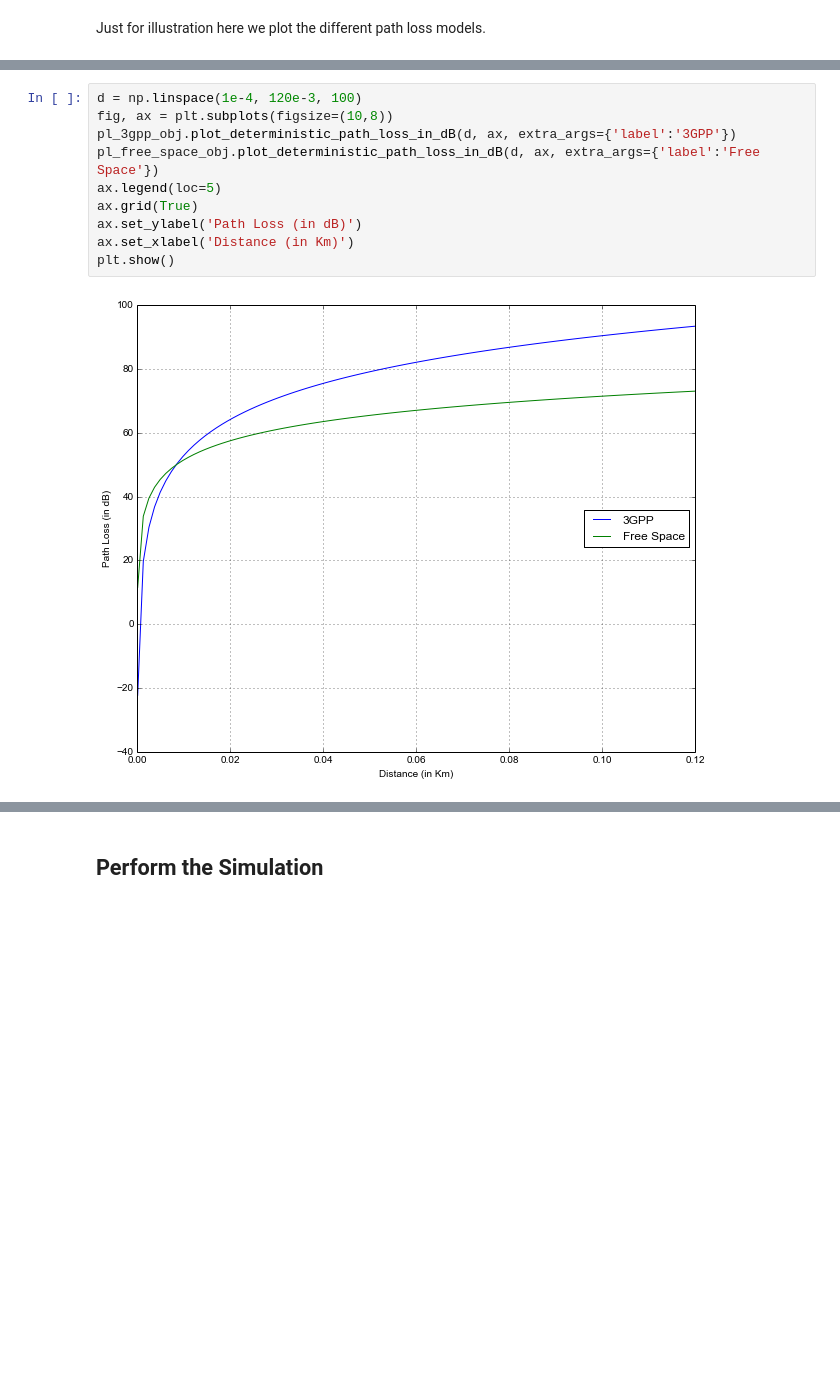
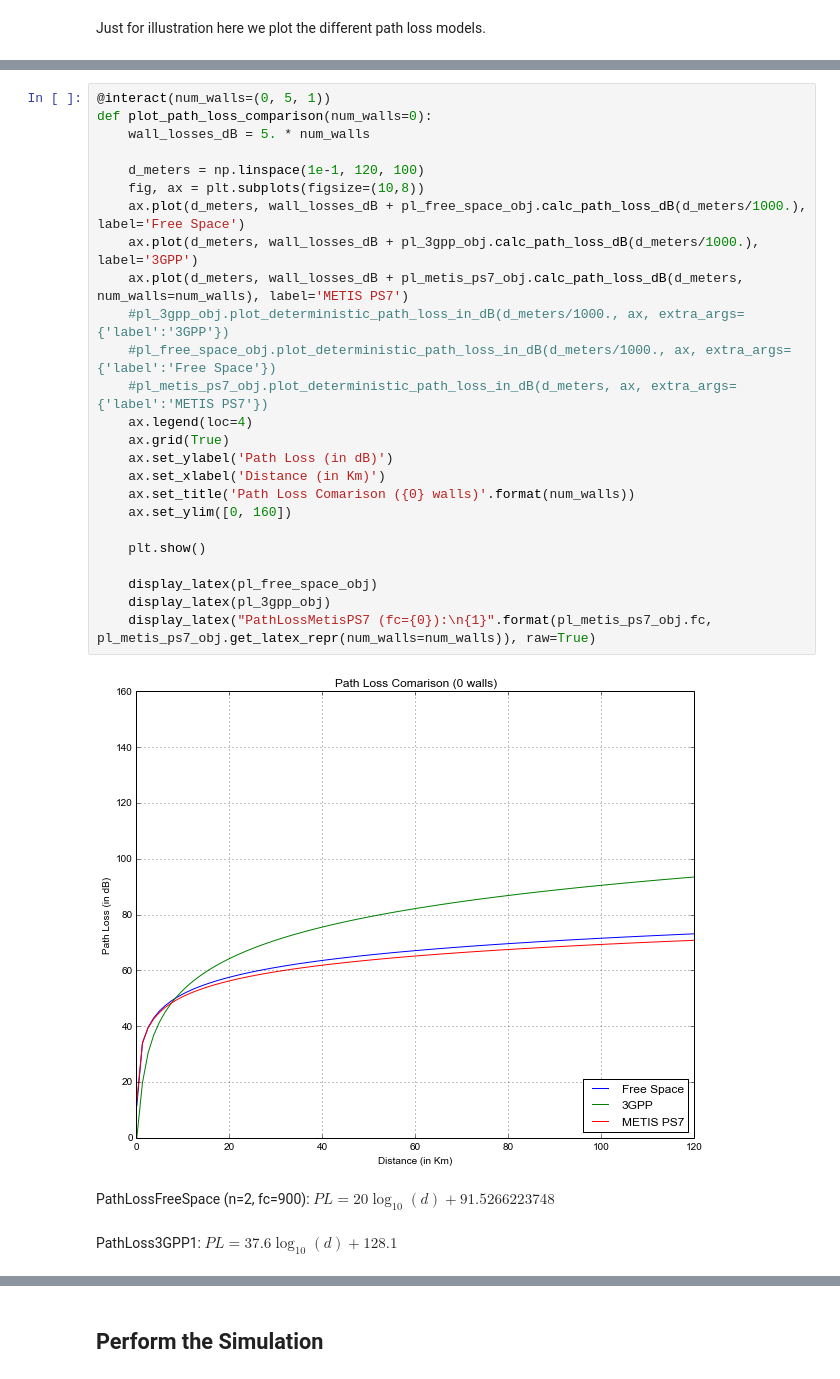
Before and after one commit to darcamo/pyphysim, a Jupyter notebook: ipython_notebooks/METIS Simple Scenario.ipynb, the cells around one changed output, grey strips where cells are left out. Drawn from its saved outputs; the diff is of its cells as text; blank space fills up the shorter version.

Commit message:
Add simulation case with the METIS path loss model

```diff
--- a/ipython_notebooks/METIS Simple Scenario.ipynb
+++ b/ipython_notebooks/METIS Simple Scenario.ipynb
@@ -107,12 +132,29 @@ Just for illustration here we plot the different path loss models.
 # %%
-d = np.linspace(1e-4, 120e-3, 100)
-fig, ax = plt.subplots(figsize=(10,8))
-pl_3gpp_obj.plot_deterministic_path_loss_in_dB(d, ax, extra_args={'label':'3GPP'})
-pl_free_space_obj.plot_deterministic_path_loss_in_dB(d, ax, extra_args={'label':'Free Space'})
-ax.legend(loc=5)
-ax.grid(True)
-ax.set_ylabel('Path Loss (in dB)')
-ax.set_xlabel('Distance (in Km)')
-plt.show()
+@interact(num_walls=(0, 5, 1))
+def plot_path_loss_comparison(num_walls=0):
+    wall_losses_dB = 5. * num_walls
+
+    d_meters = np.linspace(1e-1, 120, 100)
+    fig, ax = plt.subplots(figsize=(10,8))
+    ax.plot(d_meters, wall_losses_dB + pl_free_space_obj.calc_path_loss_dB(d_meters/1000.), label='Free Space')
+    ax.plot(d_meters, wall_losses_dB + pl_3gpp_obj.calc_path_loss_dB(d_meters/1000.), label='3GPP')
+    ax.plot(d_meters, wall_losses_dB + pl_metis_ps7_obj.calc_path_loss_dB(d_meters, num_walls=num_walls), label='METIS PS7')
+    #pl_3gpp_obj.plot_deterministic_path_loss_in_dB(d_meters/1000., ax, extra_args={'label':'3GPP'})
+    #pl_free_space_obj.plot_deterministic_path_loss_in_dB(d_meters/1000., ax, extra_args={'label':'Free Space'})
+    #pl_metis_ps7_obj.plot_deterministic_path_loss_in_dB(d_meters, ax, extra_args={'label':'METIS PS7'})
+    ax.legend(loc=4)
+    ax.grid(True)
+    ax.set_ylabel('Path Loss (in dB)')
+    ax.set_xlabel('Distance (in Km)')
+    ax.set_title('Path Loss Comarison ({0} walls)'.format(num_walls))
+    ax.set_ylim([0, 160])
+
+    plt.show()
+
+    display_latex(pl_free_space_obj)
+    display_latex(pl_3gpp_obj)
+    display_latex("PathLossMetisPS7 (fc={0}):\n{1}".format(pl_metis_ps7_obj.fc, pl_metis_ps7_obj.get_latex_repr(num_walls=num_walls)), raw=True)
 # %% [output]
-[figure, old version]
+[figure, new version]
+PathLossFreeSpace (n=2, fc=900): $PL = 20 \log_{10} (d) + 91.5266223748$
+PathLoss3GPP1: $PL = 37.6 \log_{10} (d) + 128.1$
```
Also changed, not shown: parts of 13 cells of this notebook, 1 other file.
